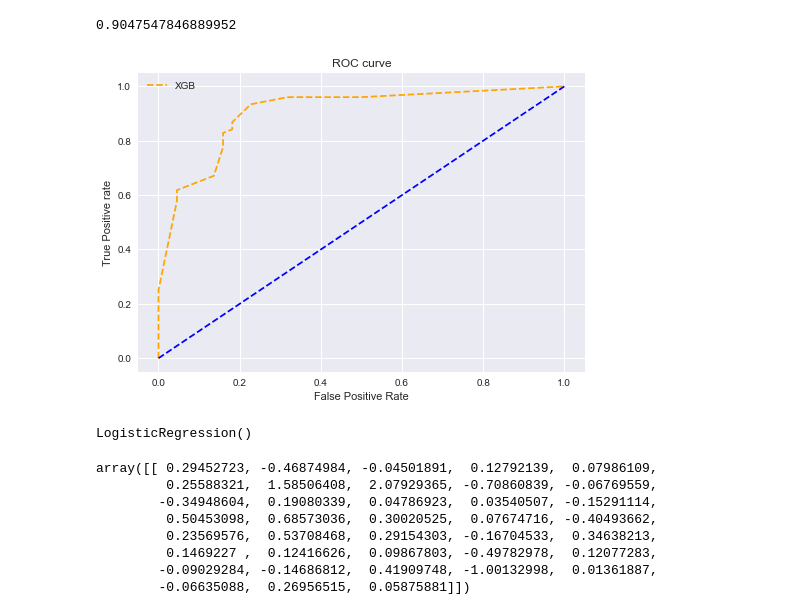
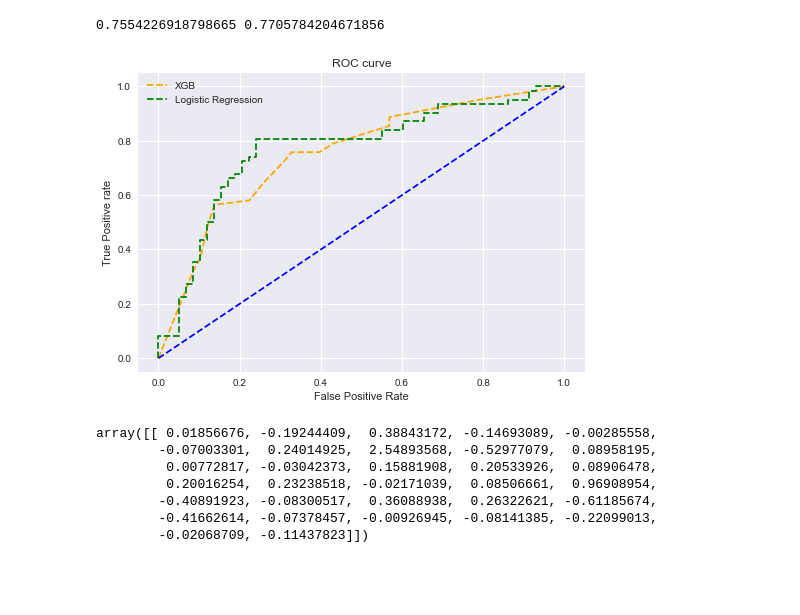
Before and after one commit to lilimatic/greenspace, a Jupyter notebook: machine learning/Xgboost prediction.ipynb, the cells around one changed output. Saved outputs shown, nothing was run; the diff lists cells and outputs as text; code cells hidden in the pictures; blank space fills up the shorter version.

```diff
--- a/machine learning/Xgboost prediction.ipynb
+++ b/machine learning/Xgboost prediction.ipynb
@@ -23,6 +67,8 @@ df_copy = df.copy()
+# %%
+y = 'physicalsafety'
 # %%
-X_train, X_test, y_train, y_test = train_test_split(df_copy.loc[:, df_copy.columns != 'covidsafety'], \
-                                                    df_copy['covidsafety'], test_size=0.3)
+X_train, X_test, y_train, y_test = train_test_split(df_copy.loc[:, df_copy.columns != y], \
+                                                    df_copy[y], test_size=0.3)
 # %%
 sample_weights = compute_sample_weight(
     class_weight='balanced',
@@ -48,2 +95,3 @@ XGBClassifier(base_score=None, booster=None, callbacks=None,
 # %%
-pred_prob = model.predict_proba(X_test)
+pred_prob1 = model.predict_proba(X_test)
+pred_prob2 = log_reg.predict_proba(X_test)
@@ -52,29 +98,37 @@ fpr, tpr, thresh = roc_curve(y_test, pred_prob[:,1], pos_label=1)
+# %%
+fpr1, tpr1, thresh1 = roc_curve(y_test, pred_prob1[:,1], pos_label=1)
+fpr2, tpr2, thresh2 = roc_curve(y_test, pred_prob2[:,1], pos_label=1)
 # %%
 random_probs = [0 for i in range(len(y_test))]
 p_fpr, p_tpr, _ = roc_curve(y_test, random_probs, pos_label=1)
 # %%
 # auc scores
-auc_score = roc_auc_score(y_test, pred_prob[:,1])
 
-print(auc_score)
+auc_score1 = roc_auc_score(y_test, pred_prob1[:,1])
+auc_score2 = roc_auc_score(y_test, pred_prob2[:,1])
+
+print(auc_score1, auc_score2)
 # %% [output]
-0.9047547846889952
+0.7554226918798665 0.7705784204671856
 # %%
 # matplotlib
 plt.style.use('seaborn')
 # %%
+plt.style.use('seaborn')
+
 # plot roc curves
-plt.plot(fpr, tpr, linestyle='--',color='orange', label='XGB')
+plt.plot(fpr1, tpr1, linestyle='--',color='orange', label='XGB')
+plt.plot(fpr2, tpr2, linestyle='--',color='green', label='Logistic Regression')
 plt.plot(p_fpr, p_tpr, linestyle='--', color='blue')
 # title
 plt.title('ROC curve')
 # x label
 plt.xlabel('False Positive Rate')
 # y label
 plt.ylabel('True Positive rate')
 
 plt.legend(loc='best')
 plt.savefig('ROC',dpi=300)
 plt.show();
 # %% [output]
-[figure, old version]
+[figure, new version]
@@ -86,19 +135,12 @@ log_reg = LogisticRegression()
-# %%
-log_reg.fit(X_train, y_train)
-
-#log_reg.predict_proba(X_test)
-# %% [output]
-LogisticRegression()
 # %%
 log_reg.intercept_
 
 log_reg.coef_
 # %% [output]
-array([[ 0.29452723, -0.46874984, -0.04501891,  0.12792139,  0.07986109,
-         0.25588321,  1.58506408,  2.07929365, -0.70860839, -0.06769559,
-        -0.34948604,  0.19080339,  0.04786923,  0.03540507, -0.15291114,
-         0.50453098,  0.68573036,  0.30020525,  0.07674716, -0.40493662,
-         0.23569576,  0.53708468,  0.29154303, -0.16704533,  0.34638213,
-         0.1469227 ,  0.12416626,  0.09867803, -0.49782978,  0.12077283,
-        -0.09029284, -0.14686812,  0.41909748, -1.00132998,  0.01361887,
-        -0.06635088,  0.26956515,  0.05875881]])
+array([[ 0.01856676, -0.19244409,  0.38843172, -0.14693089, -0.00285558,
+        -0.07003301,  0.24014925,  2.54893568, -0.52977079,  0.08958195,
+         0.00772817, -0.03042373,  0.15881908,  0.20533926,  0.08906478,
+         0.20016254,  0.23238518, -0.02171039,  0.08506661,  0.96908954,
+        -0.40891923, -0.08300517,  0.36088938,  0.26322621, -0.61185674,
+        -0.41662614, -0.07378457, -0.00926945, -0.08141385, -0.22099013,
+        -0.02068709, -0.11437823]])
```
Also changed, not shown: parts of 17 cells of this notebook, 7 other files.
